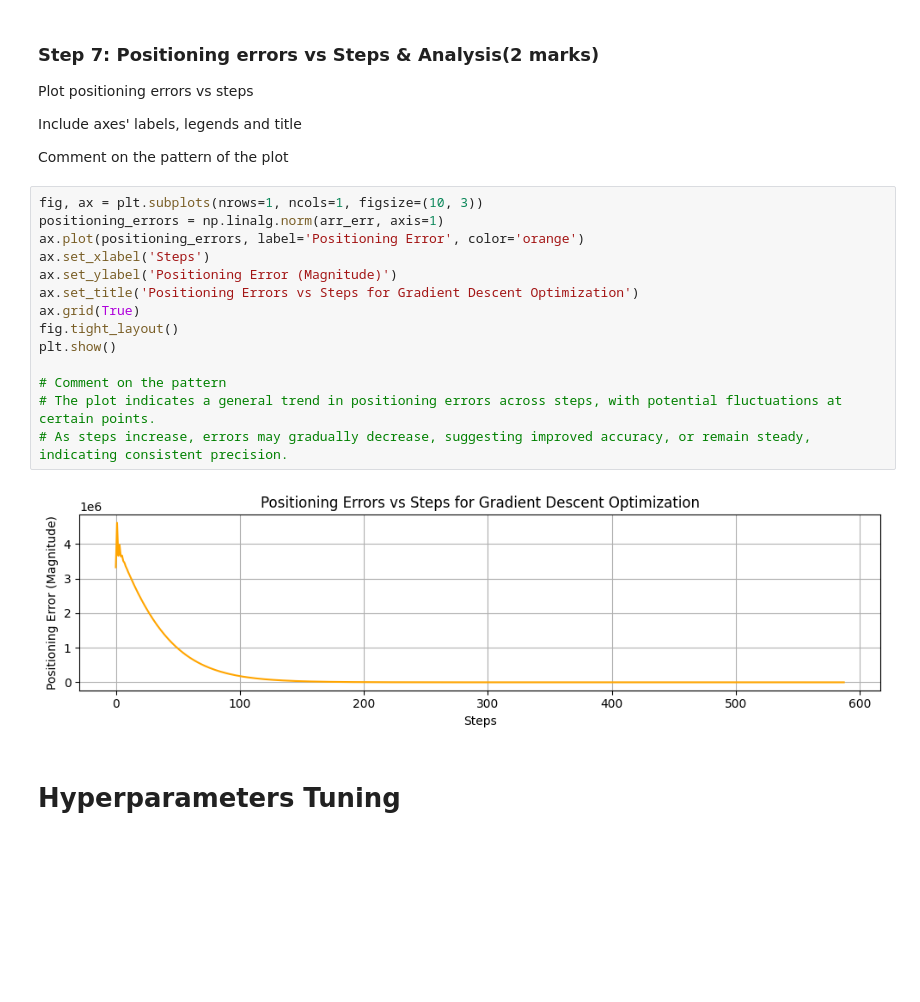
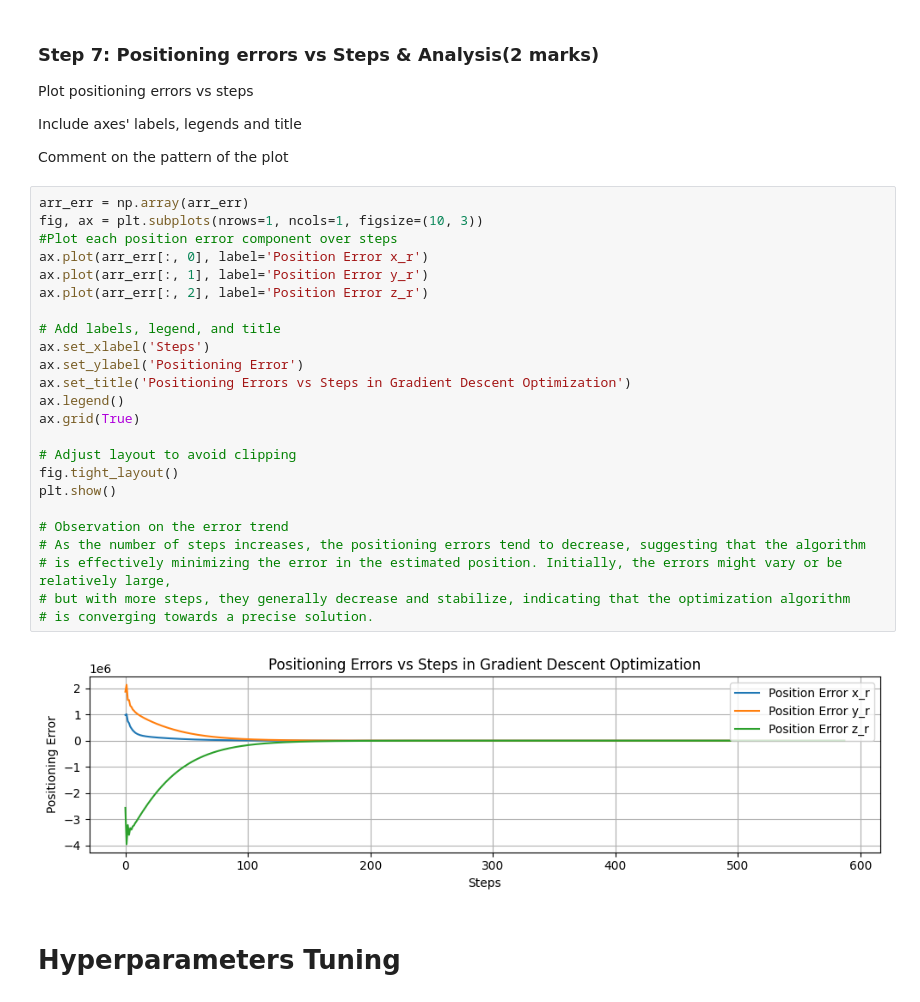
Before and after one commit to rbawah/engg680_2024_fall_group7, a Jupyter notebook: Lab_Assignment3/Assignment3.ipynb, the cells around one changed output. Drawn from its saved outputs; the diff is of its cells as text; blank space fills up the shorter version.

```diff
--- a/Lab_Assignment3/Assignment3.ipynb
+++ b/Lab_Assignment3/Assignment3.ipynb
@@ -304,22 +327,32 @@ Plot positioning errors vs steps
 Include axes' labels, legends and title
 
 Comment on the pattern of the plot
-# %%
-fig, ax = plt.subplots(nrows=1, ncols=1, figsize=(10, 3))
-positioning_errors = np.linalg.norm(arr_err, axis=1)
-ax.plot(positioning_errors, label='Positioning Error', color='orange')
-ax.set_xlabel('Steps')
-ax.set_ylabel('Positioning Error (Magnitude)')
-ax.set_title('Positioning Errors vs Steps for Gradient Descent Optimization')
-ax.grid(True)
-fig.tight_layout()
-plt.show()
-
-# Comment on the pattern
-# The plot indicates a general trend in positioning errors across steps, with potential fluctuations at certain points.
-# As steps increase, errors may gradually decrease, suggesting improved accuracy, or remain steady, indicating consistent precision.
-# %% [output]
-[figure, removed]
+# %%
+arr_err = np.array(arr_err)
+fig, ax = plt.subplots(nrows=1, ncols=1, figsize=(10, 3))
+#Plot each position error component over steps
+ax.plot(arr_err[:, 0], label='Position Error x_r')
+ax.plot(arr_err[:, 1], label='Position Error y_r')
+ax.plot(arr_err[:, 2], label='Position Error z_r')
+
+# Add labels, legend, and title
+ax.set_xlabel('Steps')
+ax.set_ylabel('Positioning Error')
+ax.set_title('Positioning Errors vs Steps in Gradient Descent Optimization')
+ax.legend()
+ax.grid(True)
+
+# Adjust layout to avoid clipping
+fig.tight_layout()
+plt.show()
+
+# Observation on the error trend
+# As the number of steps increases, the positioning errors tend to decrease, suggesting that the algorithm
+# is effectively minimizing the error in the estimated position. Initially, the errors might vary or be relatively large,
+# but with more steps, they generally decrease and stabilize, indicating that the optimization algorithm
+# is converging towards a precise solution.
+# %% [output]
+[figure, added]
 # %% [markdown]
 # Hyperparameters Tuning
 # %% [markdown]
```
Also changed, not shown: parts of 2 cells of this notebook.
